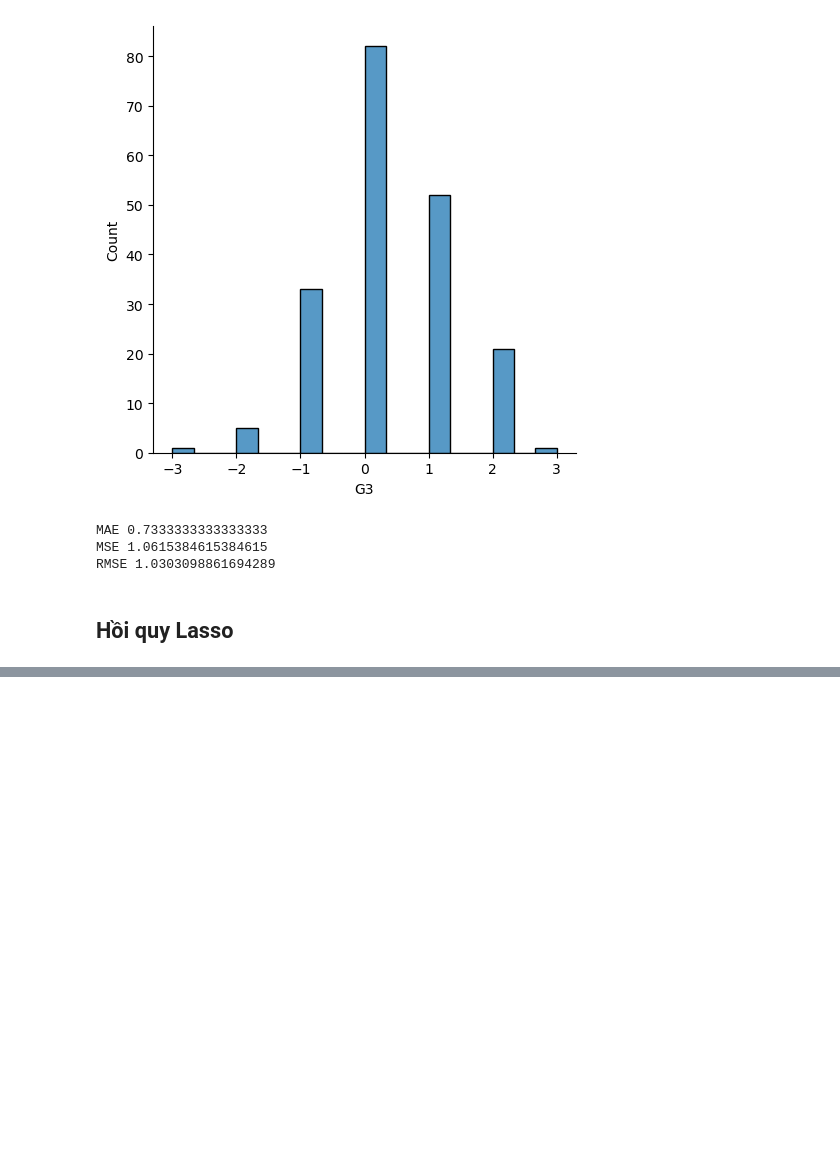
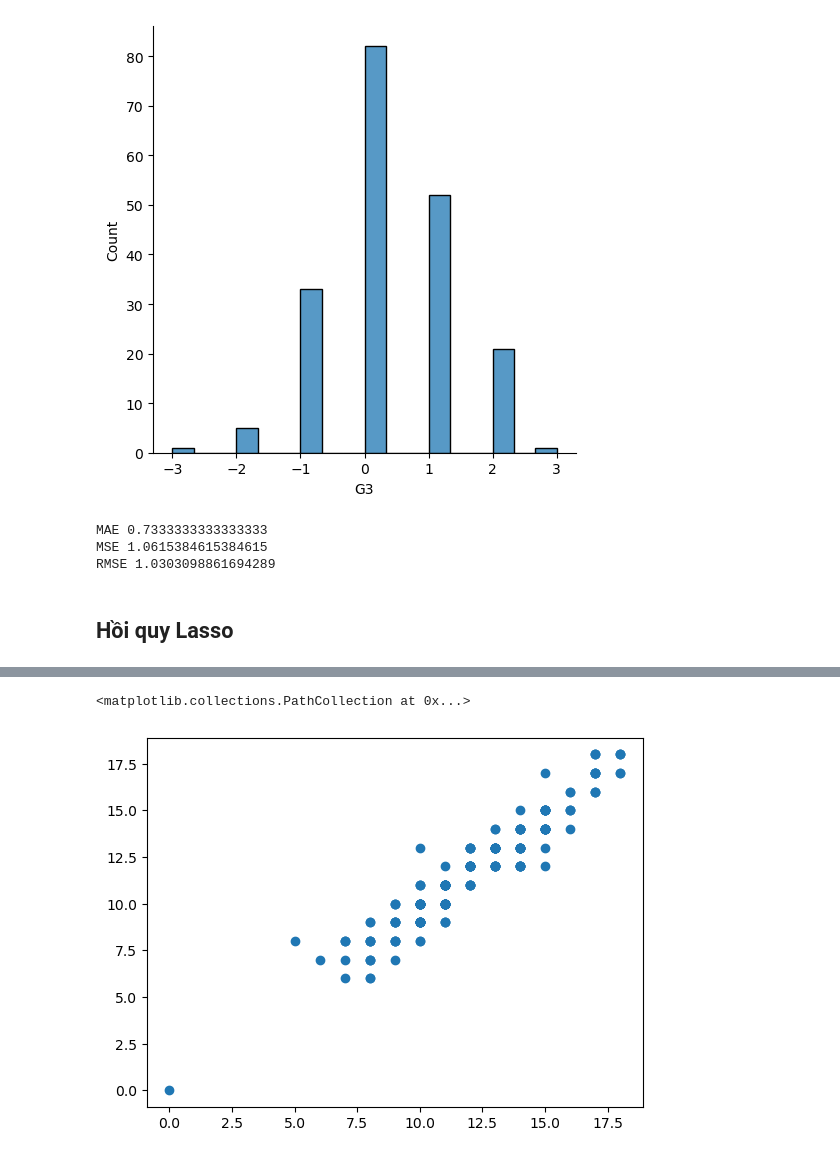
Before and after one commit to kienvbhp872004/predict-grade-of-student, a Jupyter notebook: Predict-Grade-of-Student.ipynb, the cells around one changed output, grey strips where cells are left out. Saved outputs shown, nothing was run; the diff lists cells and outputs as text; code cells hidden in the pictures; blank space fills up the shorter version.

Commit message:
update lasso regression

```diff
--- a/Predict-Grade-of-Student.ipynb
+++ b/Predict-Grade-of-Student.ipynb
@@ -654,0 +676,11 @@ lasso = Lasso()
+# %%
+param_grid = {
+    'alpha' : np.logspace(-2,2,1000)
+}
+grid_search =GridSearchCV(
+    lasso,
+    param_grid,
+    cv = 5,
+    scoring='neg_mean_squared_error'
+)
+grid_search.fit(X_train,y_train)
@@ -654,0 +727,9 @@ lasso = Lasso()
+# %%
+best_lasso = grid_search.best_estimator_
+y_lasso = best_lasso.predict(X_test)
+y_lasso = y_lasso.round()
+# %%
+plt.scatter(y_test,y_lasso)
+# %% [output]
+<matplotlib.collections.PathCollection at 0x...>
+[figure, added]
```
Also changed, not shown: parts of 11 cells of this notebook.
